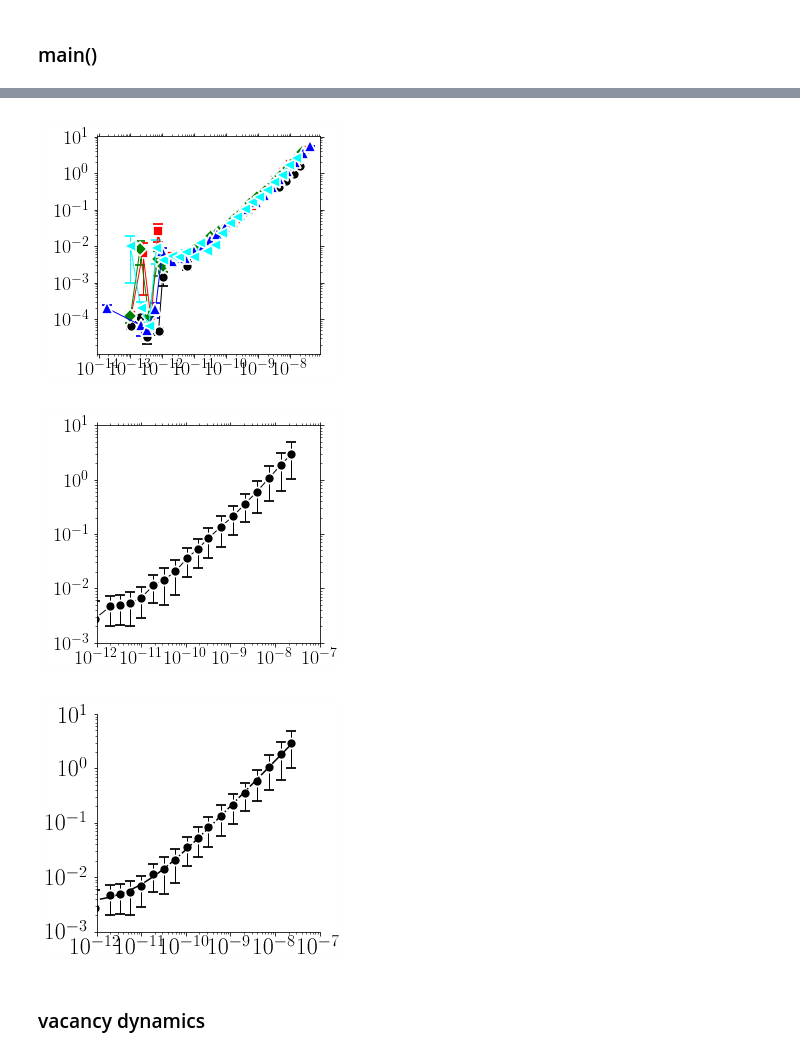
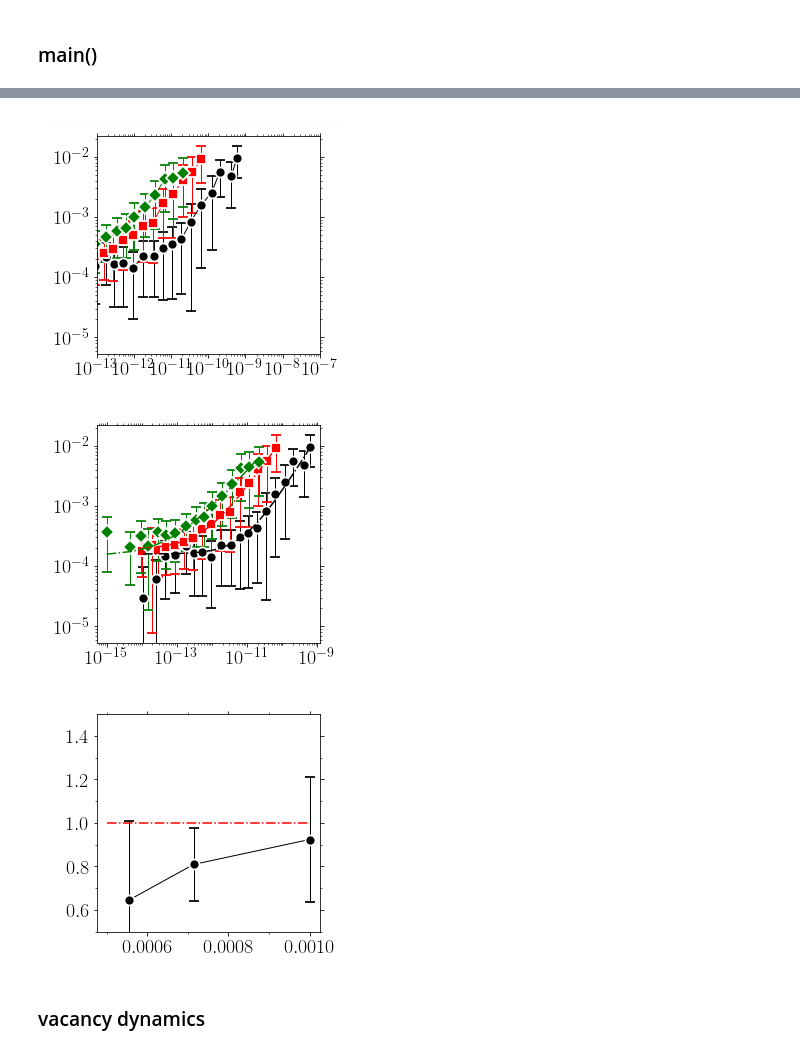
Before and after one commit to kkarimi62/vacancyDiffusion, a Jupyter notebook: postproc/postproc.ipynb, the cells around one changed output, grey strips where cells are left out. Drawn from its saved outputs; the diff is of its cells as text; code cells hidden in the pictures.

```diff
--- a/postproc/postproc.ipynb
+++ b/postproc/postproc.ipynb
@@ -1364,7 +1353,7 @@ class Temperature:
         ax=utl.PltErr([0.5e-3,1e-3],[1,1],attrs={'fmt':'-.r'},Plot=False)
         utl.PltErr(1.0/np.array(self.temps),
                    list(map(lambda x:self.exponent[x][0],self.temps)),
-                   yerr=list(map(lambda x:1.0*(self.exponent[x][1]-self.exponent[x][2]),self.temps)),
+                   yerr=list(map(lambda x:2.0*(self.exponent[x][1]-self.exponent[x][2]),self.temps)),
                    attrs=symbols.GetAttrs(),
                    DrawFrame=DRAW_FRAME,
                    ax=ax,
@@ -1379,42 +1368,44 @@ def main():
     !mkdir png
     #--- temp object
     temp = Temperature(
-#        [1000,1200,1400,1600,1800,2000],[list(range(8))]*10,
-        [1000],[[0,1,2,3,4,6,7]]*10,
+#         [1000,1200,1400,1600,1800,2000],[list(range(8))]*10,
+        [1000],[list(range(8))]*10,
+#        [1000],[[0,1,2,3,4,6,7]]*10,
 #        [1000],[[1,2,4,5,6,7]]*10,
 #        [1200],[[0,2,4,6,7]]*10,
 #        [1400],[[0,1,2,3,4,5,6,7]]*10,
 #        [1600],[[0,1,2,3,4,5,6,7]]*10,
 #        [1800],[[0,2,3,4,5,6,7]]*10,
 #        [2000],[[0,1,2,3,4,5,6,7]]*10,
-         verbose = True,
+#          verbose = True,
                      )
     #
     #--- parse data
 #    temp.Parse(['./msd/msd.txt'])
-#    temp.Parse( list(map(lambda x:'nicocrTemp1000K/n1/Run%s/msd/msd.txt'%(x[1]),
+#     temp.Parse( list(map(lambda x:'NiNatom1KTemp%sK/Run%s/msd/msd.txt'%(x[0],x[1]),
+    temp.Parse( list(map(lambda x:'msd/CantorNatom16KTemp%sKEnsemble8/Run%s/msd/msd.txt'%(x[0],x[1]),
 #    temp.Parse( list(map(lambda x:'CantorNatom16KTemp%sKEnsemble8/Run%s/msd/msd.txt'%(x[0],x[1]),
 #    temp.Parse( list(map(lambda x:'NiCoCrNatom1KTemp%sK/Run%s/msd/msd.txt'%(x[0],x[1]),
 #     temp.Parse( list(map(lambda x:'msdLinScale/NiCoCrNatom1KTemp%sK/Run%s/msd/msd_lin.txt'%(x[0],x[1]),
 #    temp.Parse( list(map(lambda x:'msdLinScale/NiNatom1KTemp%sK/Run%s/msd/msd_lin.txt'%(x[0],x[1]),
 #     temp.Parse( list(map(lambda x:'msdLinScale/%sNatom1KTemp1000K/Run%s/msd/msd.txt'%(x[0],x[1]),
-    temp.Parse( list(map(lambda x:'msd/nicocr/kmc/NiCoCrNatom1KTemp%sK/Run%s/msd/msd.txt'%(x[0],x[1]),
+#    temp.Parse( list(map(lambda x:'msd/nicocr/kmc/NiCoCrNatom1KTemp%sK/Run%s/msd/msd.txt'%(x[0],x[1]),
                          temp.temps_runs ))
              )
     #
     #--- plot
-    xlim = (1e-12,1e-7)
-    ylim = (1e-3,1e1)
+    xlim = (1e-13,1e-7)
+    ylim = (1e-5,1e-1)
     print('single realizations')
-    temp.Plot(**{
-                  'xscale':'log',
-                  'yscale':'log',
-                   'attrs':{'fmt':'-'},
-#                   'xlim':xlim,
-#                    'ylim':ylim,
-#                   'title':'png/msd_temp_ni.png',
-        'bbox_to_anchor':(0.01,0.3,0.5,0.5)
-    })
+#     temp.Plot(**{
+#                   'xscale':'log',
+#                   'yscale':'log',
+#                    'attrs':{'fmt':'-'},
+# #                   'xlim':xlim,
+# #                    'ylim':ylim,
+# #                   'title':'png/msd_temp_ni.png',
+#         'bbox_to_anchor':(0.01,0.3,0.5,0.5)
+#     })
 
     #
     #--- plot average
@@ -1427,9 +1418,9 @@ def main():
     temp.PlotAverage(**{
                   'yscale':'log',
                   'xscale':'log',
-                  'count':0,
+#                   'count':0,
                   'xlim':xlim,
-                   'ylim':ylim,
+#                    'ylim':ylim,
                     'title':'png/msd_temp_ni_T%sK.png'%temp.temps[0],
          })
 
@@ -1437,29 +1428,31 @@ def main():
     #--- fit
     #
     temp.Fit(Plot=True,
-             shift=True,
+#              shift=True,
 #             bounds=([4e-3, 1e5,0.5], [1e-2, 1e7,2.0]),
 #            p0=[[1e-4, 1e6, 1.0]],
             p0=[[1e-3, 1e6, 1.0]],
-             sigma=True, #--- comment for ni
-             xlo=xlim[0],
+               sigma=True, #--- comment for ni
+              xlo=xlim[0],
              plotAttrs={'yscale':'log',
                   'xscale':'log',
-                   'xlim':xlim,
-                    'ylim':ylim,
-                        'ndecade_x':1,
+#                    'xlim':xlim,
+#                     'ylim':ylim,
+                        'ndecade_x':2,
                     'bbox_to_anchor':(-0.05,0.33,0.5,0.5),
                    'title':'png/msd_temp_ni_fit_inset.png',
-                        'fontsize':24,
-             'halfopen':True}
+#                         'fontsize':24,
+#              'halfopen':True
+                       }
             )
 
 
 
-#     temp.PlotExponent(**{
-# #                    'title':'png/alpha_temp_ni.png',
-#                     }
-#                 )
+    temp.PlotExponent(**{
+                    'title':'png/alpha_temp_ni.png',
+                    'ylim':(0.5,1.5),
+                    }
+                )
 
     return temp
 temp = main()
@@ -1485,6 +1463,6 @@ err_alpha=0.010896893898470735
-[figure, old version]
+[figure, new version]
-[figure, old version]
+[figure, new version]
-[figure, old version]
+[figure, new version]
 # %% [markdown]
 ### vacancy dynamics
 # %%
```
Also changed, not shown: parts of 9 cells of this notebook, 3 other files.
